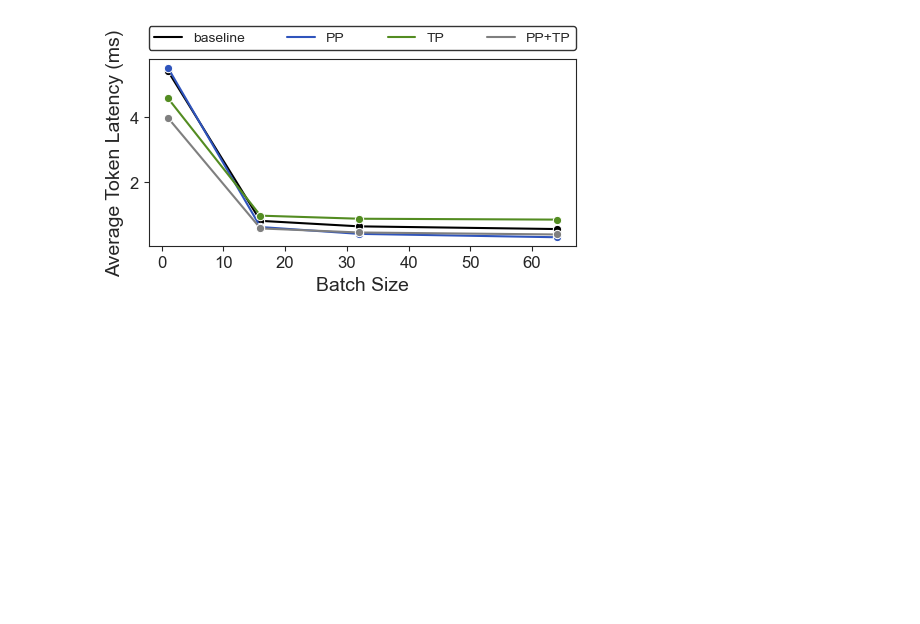
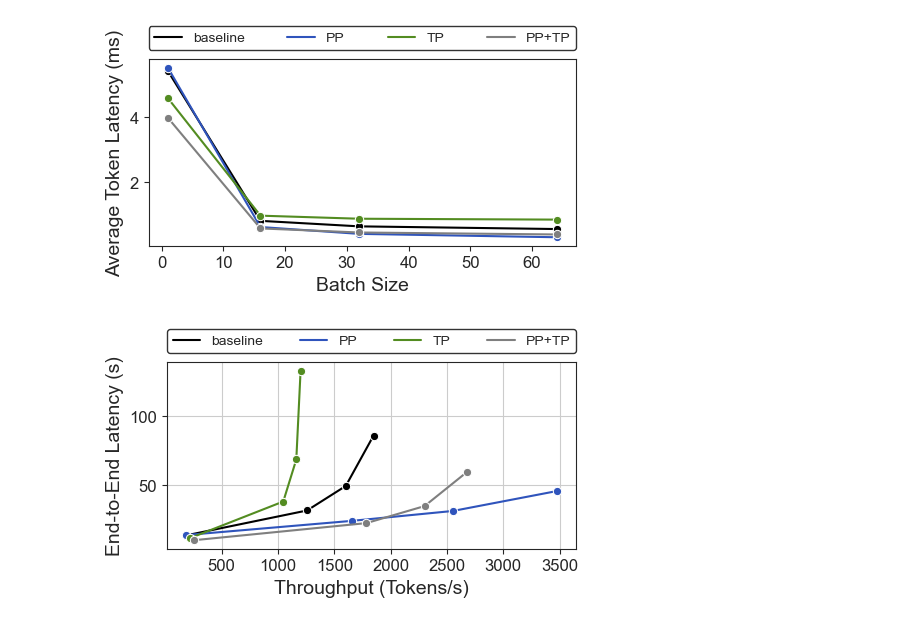
Before and after one commit to ajx42/small-data-systems, a Jupyter notebook: project/figures.ipynb, the cells around one changed output. Saved outputs shown, nothing was run; the diff lists cells and outputs as text; code cells hidden in the pictures; blank space fills up the shorter version.

```diff
--- a/project/figures.ipynb
+++ b/project/figures.ipynb
@@ -562,3 +567,43 @@ def plot_latency_vs_batch_size(model_name, input_length, plot_type='average'):
 plot_latency_vs_batch_size(model_name='falcon-rw-1b', input_length=2048, plot_type='average')  # Only Falcon-1B has all configurations tested
 # %% [output]
 [figure]
+# %%
+def plot_latency_vs_throughput(model_name, input_length):
+    df = data.copy()
+    df['TP_PP'] = data.apply(lambda x: f"({x['tp_size']}, {x['pp_size']})", axis=1)
+    df['parallelism_type'] = data.apply(lambda x: _fxy(x['tp_size'], x['pp_size']), axis=1)
+    df['num_GPU'] = data.apply(lambda x: x['tp_size'] * x['pp_size'], axis=1)
+    df = df.drop(columns=['tp_size', 'pp_size', 'num_layers', 'num_heads', 'output_length'])
+    df = df[(df.model_name == model_name) & (df.input_length == input_length)]
+    df = df[df.num_GPU != 2].sort_values(by='parallelism_type').sort_values(by='batch_size')
+    df.loc[df.batch_size == 1, ['total_latency_s']] = df.loc[df.batch_size == 1]['total_latency_s'] / 64.
+    df.loc[df.batch_size == 16, ['total_latency_s']] = df.loc[df.batch_size == 16]['total_latency_s'] / 4.
+    df.loc[df.batch_size == 32, ['total_latency_s']] = df.loc[df.batch_size == 32]['total_latency_s'] / 2.
+    df['average_latency_per_token_ms'] = data.apply(lambda x: x['total_latency_s'] / x['total_output_tokens'] * 1e3, axis=1)
+
+    fig, ax = plt.subplots(1,1,figsize=(5,3))
+    ax =sns.lineplot(data=df, x='token_per_second', y='total_latency_s', hue='parallelism_type', marker='o', ax=ax,
+        palette=['black', colors['PP'], colors['TP'], current_palette[7]])
+
+    ax.set_ylabel('End-to-End Latency (s)', fontsize=14)
+    ax.set_xlabel('Throughput (Tokens/s)', fontsize=14)
+    ax.tick_params(axis='both', which='major', labelsize=12)
+
+    # Create custom legend
+    ax.legend_.remove()
+    line_baseline = Line2D([0], [0], color='black', label='baseline')
+    line_pp = Line2D([0], [0], color=colors['PP'], label='PP')
+    line_tp = Line2D([0], [0], color=colors['TP'], label='TP')
+    line_both = Line2D([0], [0], color=current_palette[7], label='PP+TP')
+    leg = ax.legend(handles=[line_baseline, line_pp, line_tp, line_both], ncol=4, bbox_to_anchor=(0., 1.05, 1., .102), loc='lower left', mode='expand', borderaxespad=0.)
+    leg.get_frame().set_edgecolor('black')
+
+    ax.yaxis.grid()
+    ax.xaxis.grid()
+    fig.tight_layout()
+    plt.show()
+    return
+
+plot_latency_vs_throughput(model_name='falcon-rw-1b', input_length=2048)
+# %% [output]
+[figure, added]
```
Also changed, not shown: parts of 3 cells of this notebook.
